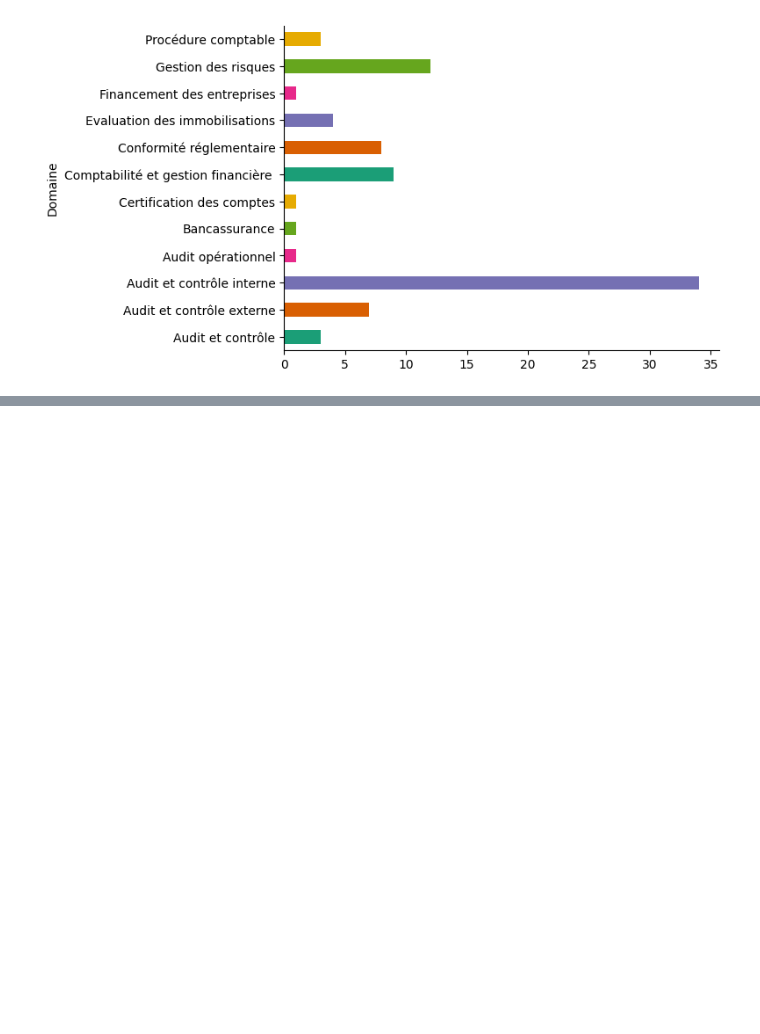
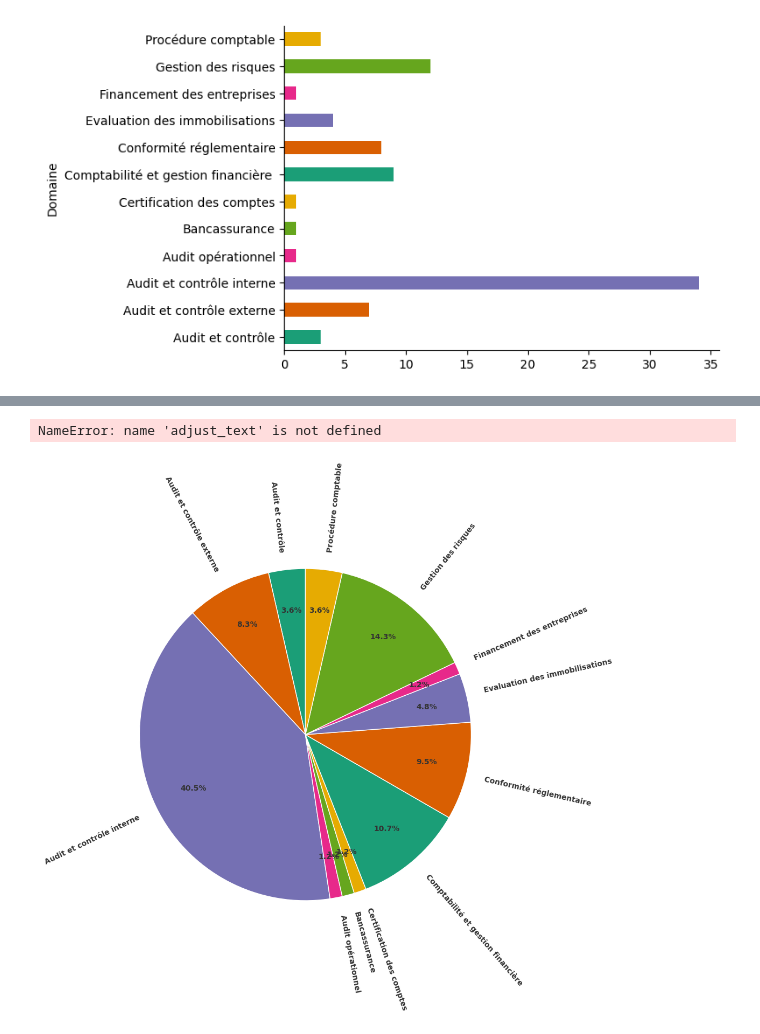
Before and after one commit to Migthyvan/Pere_kpoda, a Jupyter notebook: audit.ipynb, the cells around one changed output, grey strips where cells are left out. Cells and saved outputs as stored; diff of their text form; code cells hidden in the pictures; blank space fills up the shorter version.

```diff
--- a/audit.ipynb
+++ b/audit.ipynb
@@ -81,0 +130,51 @@ plt.show()
+# %%
+# Calcul des données
+domain_counts = audit_df.groupby('Domaine').size()
+
+# Création du diagramme avec ajustement des labels
+plt.figure(figsize=(12, 10))  # Taille augmentée pour plus d'espace
+
+# Paramètres avancés pour les labels
+label_params = {
+    'fontsize': 10,
+    'fontweight': 'bold',
+    'color': '#333333'
+}
+
+# Rotation des pourcentages
+autopct_params = {
+    'pctdistance': 0.75,  # Distance du centre
+    'labeldistance': 1.1   # Distance des labels
+}
+
+wedges, texts, autotexts = plt.pie(
+    domain_counts,
+    labels=domain_counts.index,
+    autopct='%1.1f%%',
+    colors=sns.palettes.mpl_palette('Dark2'),
+    wedgeprops={'linewidth': 1, 'edgecolor': 'white'},
+    startangle=90,
+    textprops=label_params,
+    rotatelabels=True,  # Fait pivoter les labels pour économiser l'espace
+    **autopct_params
+)
+
+# Ajustement manuel des positions
+adjust_text(texts,
+           only_move={'text': 'xy'},
+           autoalign='xy',
+           force_text=(0.5, 1.5))  # Force l'espacement
+
+# Style
+plt.title('Répartition par domaine', pad=25, fontsize=14, fontweight='bold')
+plt.gca().axis('equal')
+
+# Suppression des bordures
+for spine in plt.gca().spines.values():
+    spine.set_visible(False)
+
+plt.tight_layout()
+plt.show()
+# %% [output]
+NameError: name 'adjust_text' is not defined
+[figure, added]
```
Also changed, not shown: parts of 5 cells of this notebook, 6 other files.
